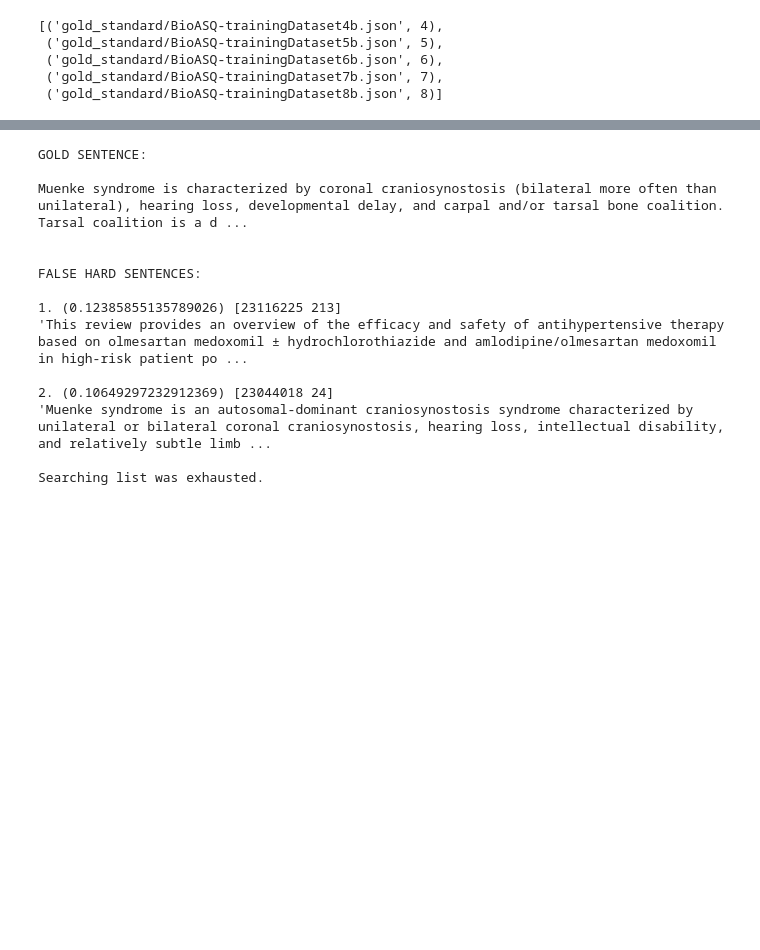
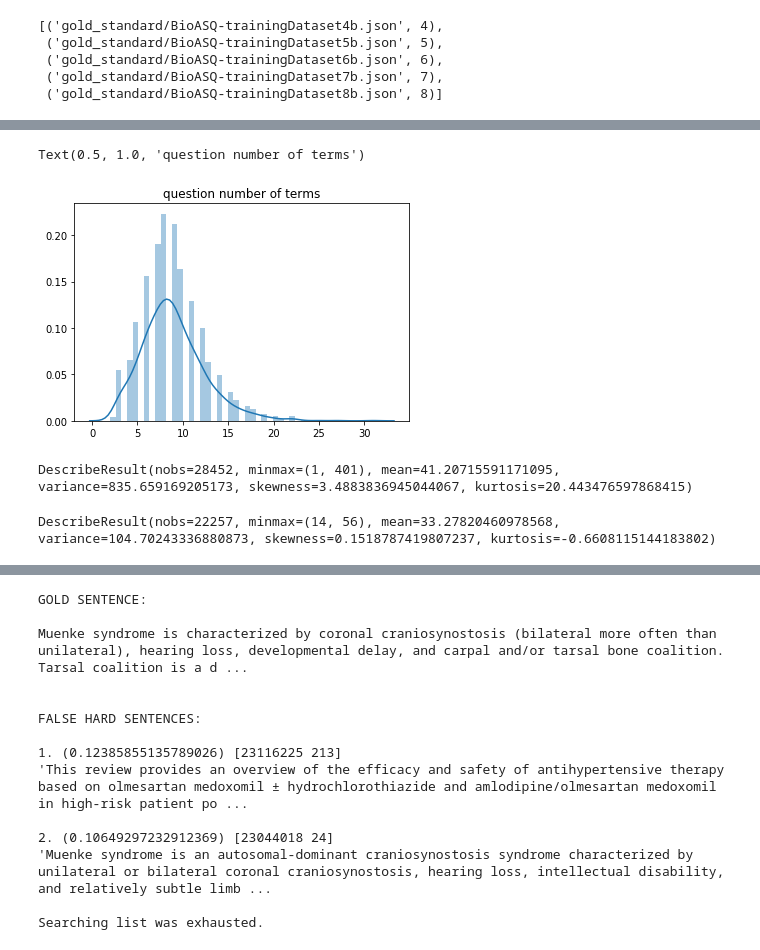
Before and after one commit to andresrosso/bioasqdataset, a Jupyter notebook: QAPair.ipynb, the cells around one changed output, grey strips where cells are left out. Drawn from its saved outputs; the diff is of its cells as text; code cells hidden in the pictures; blank space fills up the shorter version.

```diff
--- a/QAPair.ipynb
+++ b/QAPair.ipynb
@@ -97,0 +211,13 @@ def build_pair(question, answer, trainset, is_answer, doc_related, bioSentVecCos
+# %%
+sns.distplot(data_stats['terms_q']).set_title('question number of terms')
+# %% [output]
+Text(0.5, 1.0, 'question number of terms')
+[figure, added]
+# %%
+data_stats['terms_a_stats']
+# %% [output]
+DescribeResult(nobs=28452, minmax=(1, 401), mean=41.20715591171095, variance=835.659169205173, skewness=3.4883836945044067, kurtosis=20.443476597868415)
+# %%
+data_stats['mad_terms_a_stats']
+# %% [output]
+DescribeResult(nobs=22257, minmax=(14, 56), mean=33.27820460978568, variance=104.70243336880873, skewness=0.1518787419807237, kurtosis=-0.6608115144183802)
```
Also changed, not shown: parts of 49 cells of this notebook, 13 other files.
